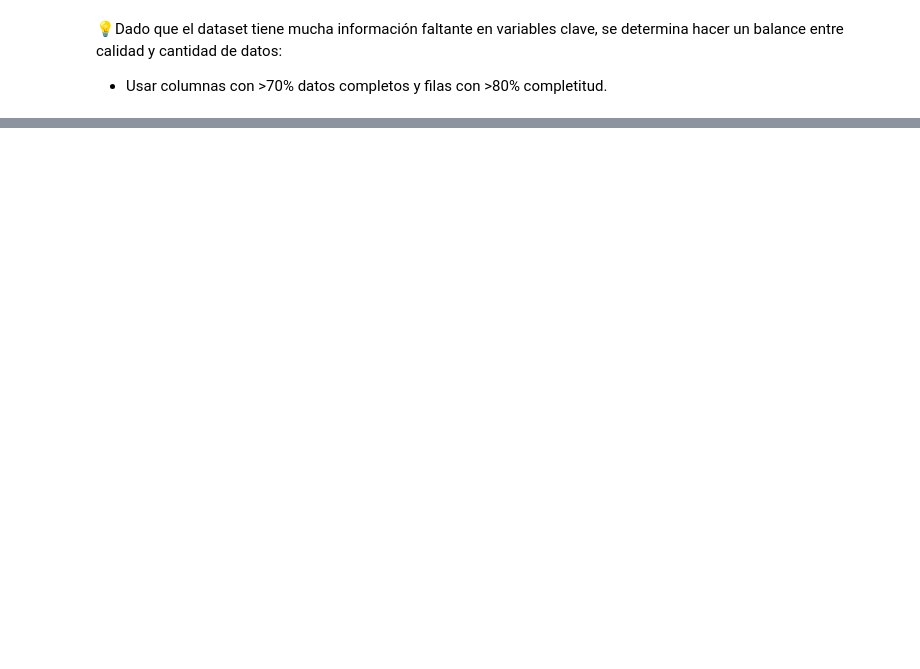
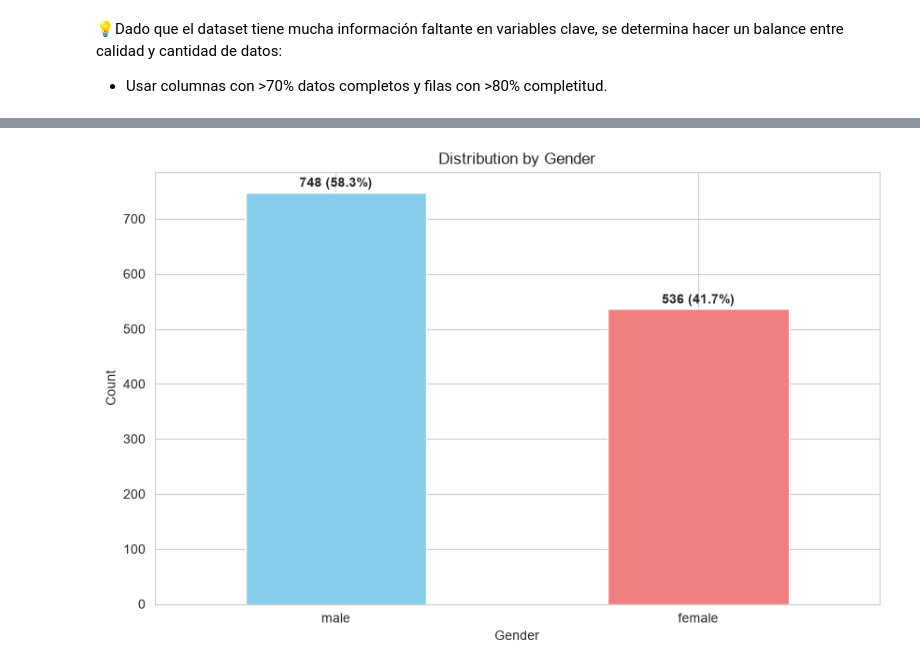
Before and after one commit to Bootcamp-IA-MAD-P7/project-3-EDA-abel, a Jupyter notebook: covid.ipynb, the cells around one changed output, grey strips where cells are left out. Drawn from its saved outputs; the diff is of its cells as text; code cells hidden in the pictures; blank space fills up the shorter version.

```diff
--- a/covid.ipynb
+++ b/covid.ipynb
@@ -161,0 +357,20 @@ df_analisis.head()
+# %%
+# Variable categórica: "gender"
+
+counts_gender = df_analisis['gender'].value_counts()
+ax = counts_gender.plot(kind='bar', color=['skyblue', 'lightcoral', 'lightgreen'])
+plt.title('Distribution by Gender') # type: ignore
+plt.xlabel('Gender') # type: ignore
+plt.ylabel('Count') # type: ignore
+plt.xticks(rotation=0) # type: ignore
+
+# Agregar valores sobre las barras
+total = len(df_analisis)
+for i, (index, value) in enumerate(counts_gender.items()):
+    percentage = (value / total) * 100
+    ax.text(i, value + 5, f'{value} ({percentage:.1f}%)',  # type: ignore
+            ha='center', va='bottom', fontweight='bold')
+
+plt.show() # type: ignore
+# %% [output]
+[figure, added]
```
Also changed, not shown: parts of 35 cells of this notebook.
